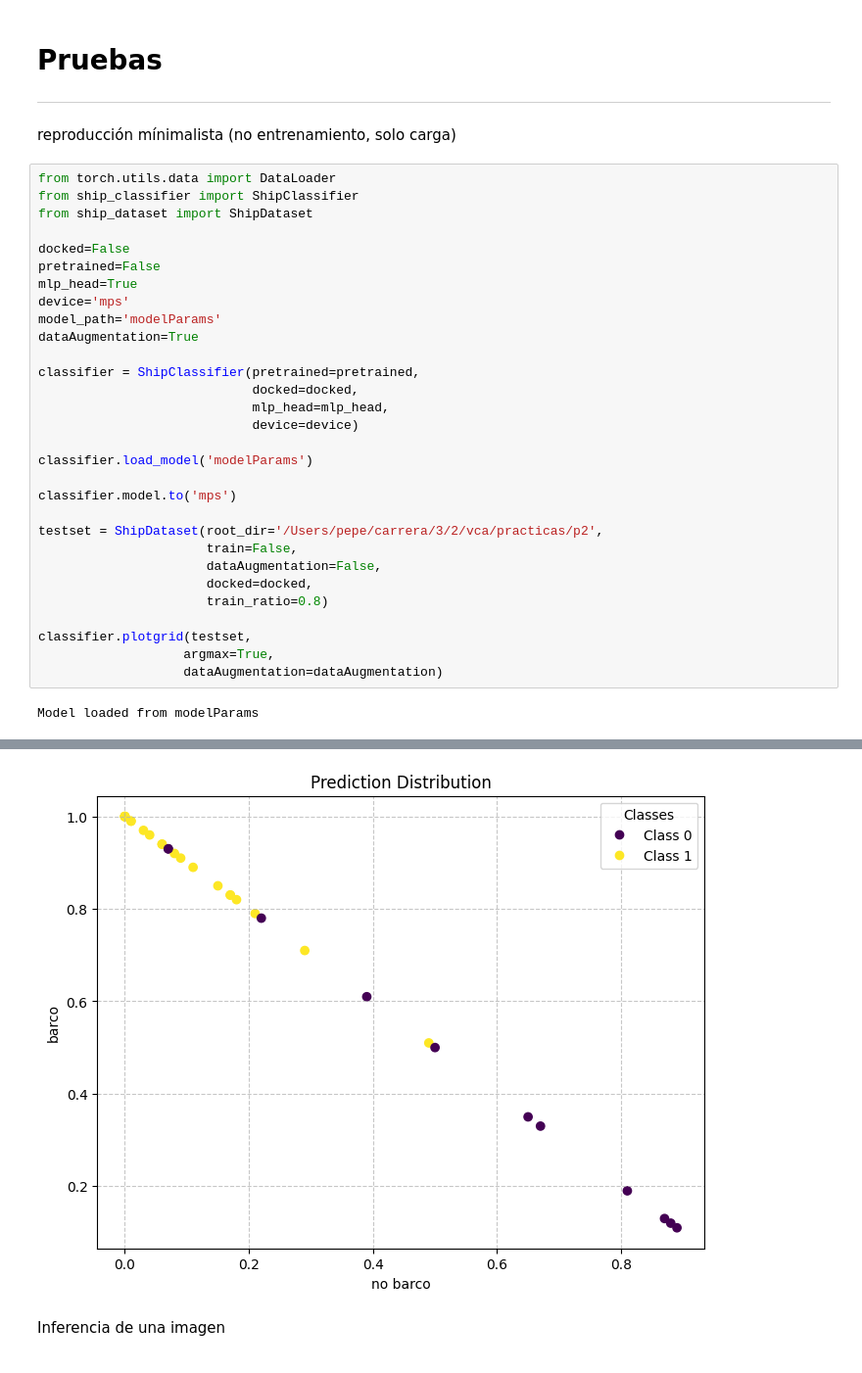
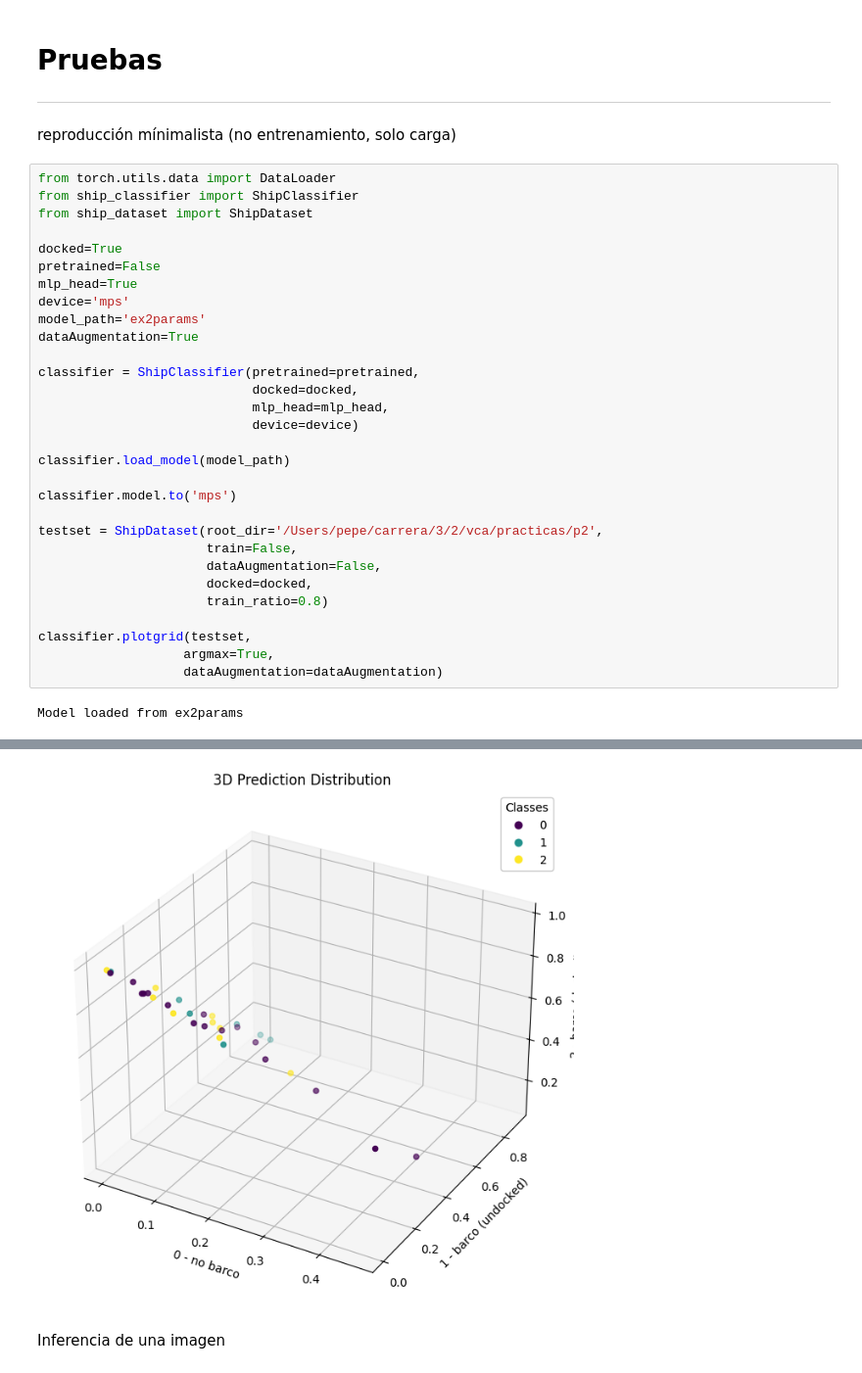
Before and after one commit to PepeRoConde/3year2sem, a Jupyter notebook: vision/p1/pruebas.ipynb, the cells around one changed output, grey strips where cells are left out. Shown at 98% size. Saved outputs shown, nothing was run; the diff lists cells and outputs as text.

```diff
--- a/vision/p1/pruebas.ipynb
+++ b/vision/p1/pruebas.ipynb
@@ -7,11 +7,11 @@ from torch.utils.data import DataLoader
 from ship_classifier import ShipClassifier
 from ship_dataset import ShipDataset
 
-docked=False
+docked=True
 pretrained=False
 mlp_head=True
 device='mps'
-model_path='modelParams'
+model_path='ex2params'
 dataAugmentation=True
 
 classifier = ShipClassifier(pretrained=pretrained,
@@ -19,7 +19,7 @@ classifier = ShipClassifier(pretrained=pretrained,
                             mlp_head=mlp_head,
                             device=device)
 
-classifier.load_model('modelParams')
+classifier.load_model(model_path)
 
 classifier.model.to('mps')
 
@@ -33,4 +33,4 @@ classifier.plotgrid(testset,
                    argmax=True,
                    dataAugmentation=dataAugmentation)
 # %% [output]
-Model loaded from modelParams
+Model loaded from ex2params
@@ -38,4 +38,4 @@ Model loaded from modelParams
-[figure, old version]
+[figure, new version]
 # %% [markdown]
 Inferencia de una imagen
 # %%
```
Also changed, not shown: parts of 3 cells of this notebook, 32 other files.
